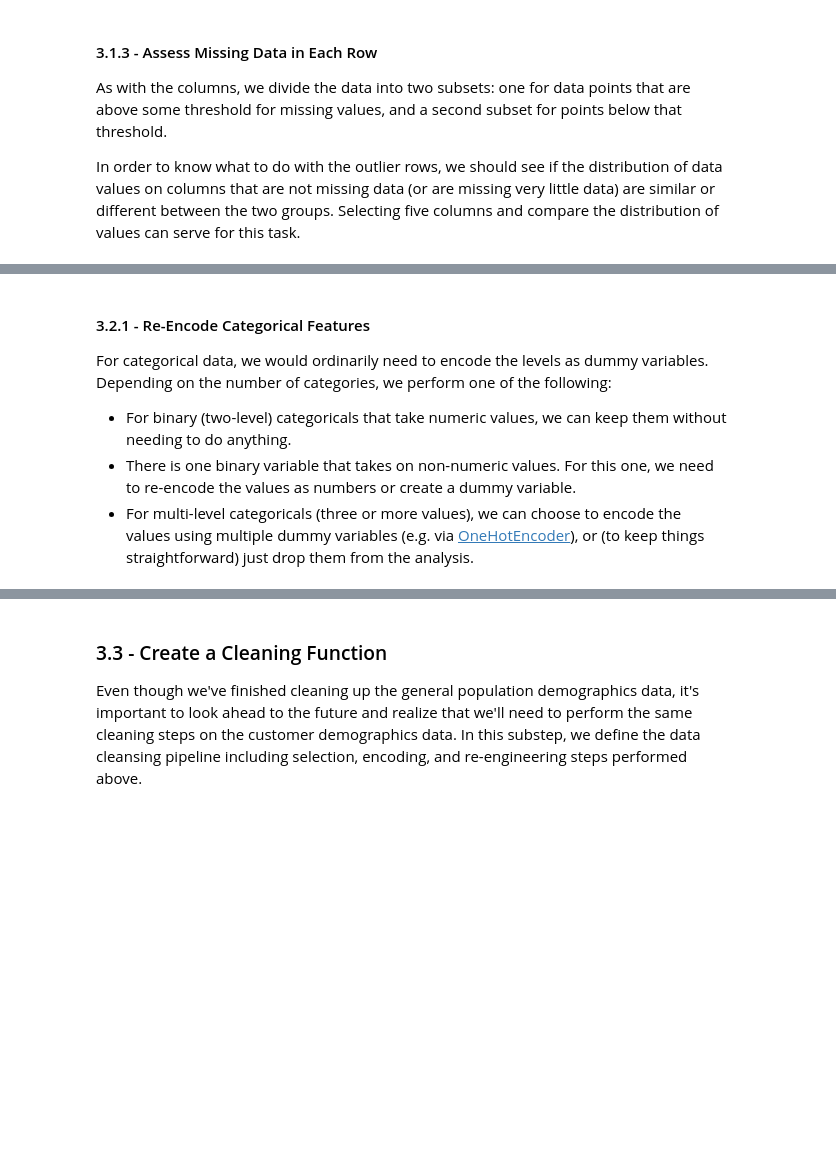
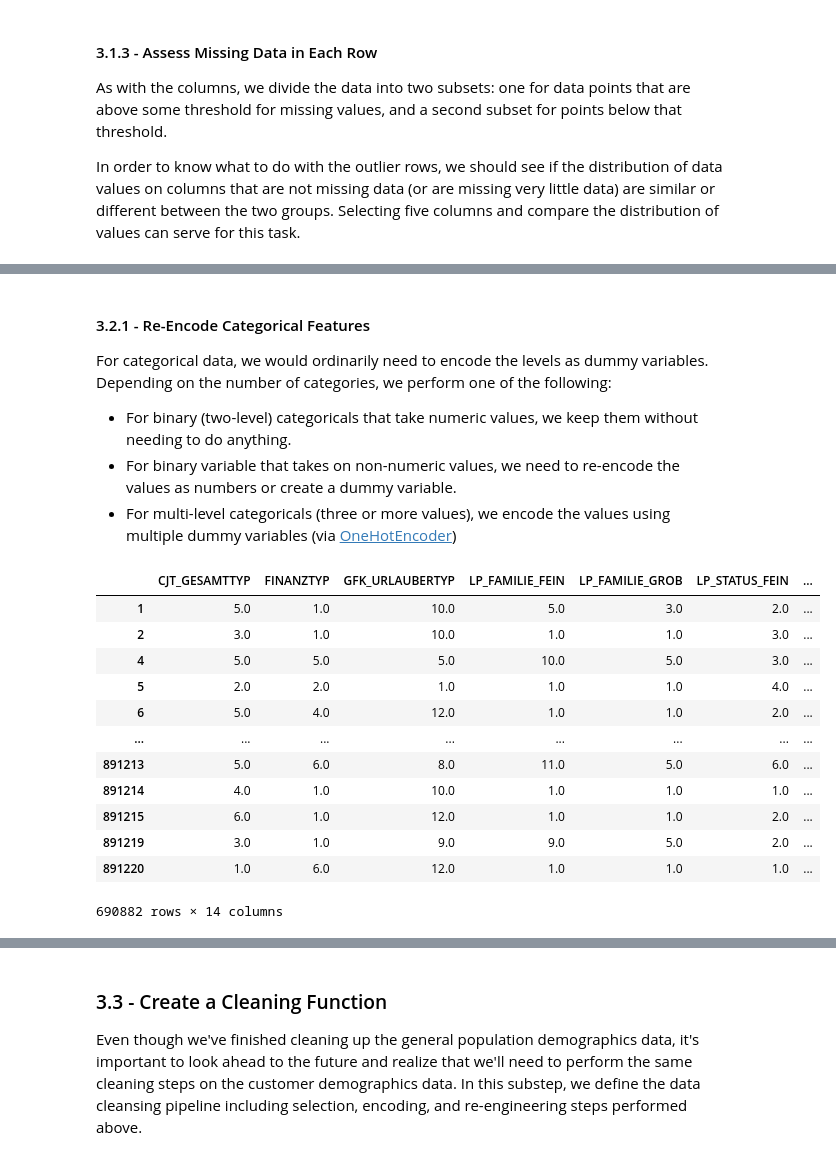
Before and after one commit to omarkhater/identify-customer-segments, a Jupyter notebook: Identify_Customer_Segments_Exploration.ipynb, the cells around one changed output, grey strips where cells are left out. Drawn from its saved outputs; the diff is of its cells as text; code cells hidden in the pictures; blank space fills up the shorter version.

```diff
--- a/Identify_Customer_Segments_Exploration.ipynb
+++ b/Identify_Customer_Segments_Exploration.ipynb
@@ -386,7 +427,6 @@ azdias.shape[0]
 # %%
-# Write code to divide the data into two subsets based on the number of missing
-# values in each row.
-Threshold = 3.79
+# divide the data into two subsets based on the number of missing values in each row.
+Threshold = MissingValuesRows.describe()['Per']['75%']
 TodeleteRows = MissingValuesRows.query('Per > {}'.format(Threshold))
 DeletedRows = azdias.loc[TodeleteRows.index,:]
 azdias.drop(TodeleteRows.index, axis = 0 , inplace = True)
@@ -429,16 +489,30 @@ feat_info.value_counts('type')
 #### 3.2.1 - Re-Encode Categorical Features
 
 For categorical data, we would ordinarily need to encode the levels as dummy variables. Depending on the number of categories, we perform one of the following:
-- For binary (two-level) categoricals that take numeric values, we can keep them without needing to do anything.
-- There is one binary variable that takes on non-numeric values. For this one, we need to re-encode the values as numbers or create a dummy variable.
-- For multi-level categoricals (three or more values), we can choose to encode the values using multiple dummy variables (e.g. via [OneHotEncoder](http://scikit-learn.org/stable/modules/generated/sklearn.preprocessing.OneHotEncoder.html)), or (to keep things straightforward) just drop them from the analysis.
+- For binary (two-level) categoricals that take numeric values, we keep them without needing to do anything.
+- For binary variable that takes on non-numeric values, we need to re-encode the values as numbers or create a dummy variable.
+- For multi-level categoricals (three or more values), we encode the values using multiple dummy variables (via [OneHotEncoder](http://scikit-learn.org/stable/modules/generated/sklearn.preprocessing.OneHotEncoder.html))
 # %%
 # Assess categorical variables: which are binary, which are multi-level, and
 # which one needs to be re-encoded?
 
 cat_var = azdias.loc[:,list(feat_info.query('type =="categorical"').index)]
 unique_per_cat = [(i,cat_var[i].nunique()) for i in cat_var.columns]
-bin_cat = [i for i in cat_var.columns if cat_var[i].nunique() == 2]
+bin_cat = [i for i in cat_var.columns if cat_var[i].nunique() == 2 and pd.api.types.is_string_dtype(cat_var[i])]
 Multi_cat = [i for i in cat_var.columns if cat_var[i].nunique() > 2]
-To_OH = pd.concat([azdias.loc[:, Multi_cat], azdias.loc[:, bin_cat].OST_WEST_KZ], axis = 1)
+To_OH = pd.concat([azdias.loc[:, Multi_cat], azdias.loc[:, bin_cat]], axis = 1)
 To_OH
+# %% [output]
+|  | CJT_GESAMTTYP | FINANZTYP | GFK_URLAUBERTYP | LP_FAMILIE_FEIN | LP_FAMILIE_GROB | LP_STATUS_FEIN | ... |
+| 1 | 5.0 | 1.0 | 10.0 | 5.0 | 3.0 | 2.0 | ... |
+| 2 | 3.0 | 1.0 | 10.0 | 1.0 | 1.0 | 3.0 | ... |
+| 4 | 5.0 | 5.0 | 5.0 | 10.0 | 5.0 | 3.0 | ... |
+| 5 | 2.0 | 2.0 | 1.0 | 1.0 | 1.0 | 4.0 | ... |
+| 6 | 5.0 | 4.0 | 12.0 | 1.0 | 1.0 | 2.0 | ... |
+| ... | ... | ... | ... | ... | ... | ... | ... |
+| 891213 | 5.0 | 6.0 | 8.0 | 11.0 | 5.0 | 6.0 | ... |
+| 891214 | 4.0 | 1.0 | 10.0 | 1.0 | 1.0 | 1.0 | ... |
+| 891215 | 6.0 | 1.0 | 12.0 | 1.0 | 1.0 | 2.0 | ... |
+| 891219 | 3.0 | 1.0 | 9.0 | 9.0 | 5.0 | 2.0 | ... |
+| 891220 | 1.0 | 6.0 | 12.0 | 1.0 | 1.0 | 1.0 | ... |
+690882 rows × 14 columns
```
Also changed, not shown: parts of 46 cells of this notebook, 2 other files.
